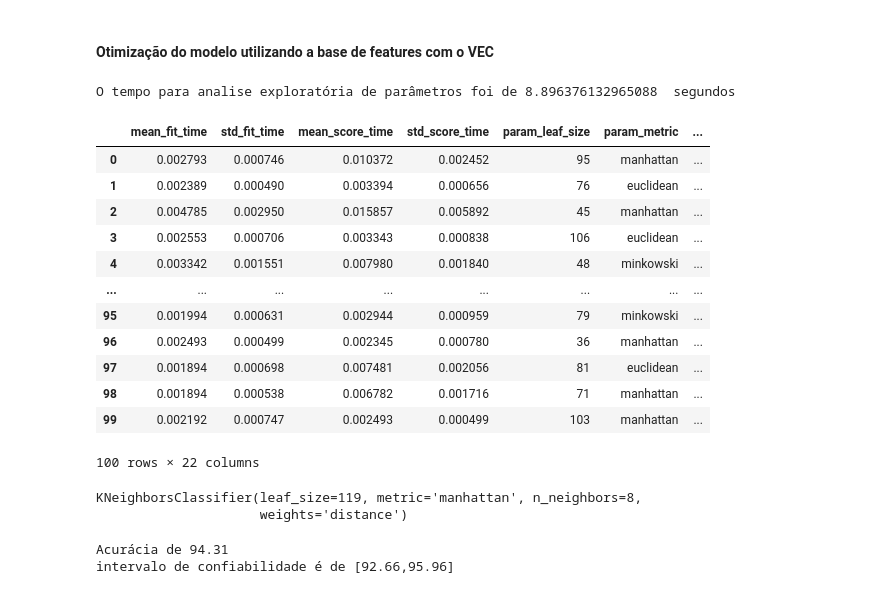
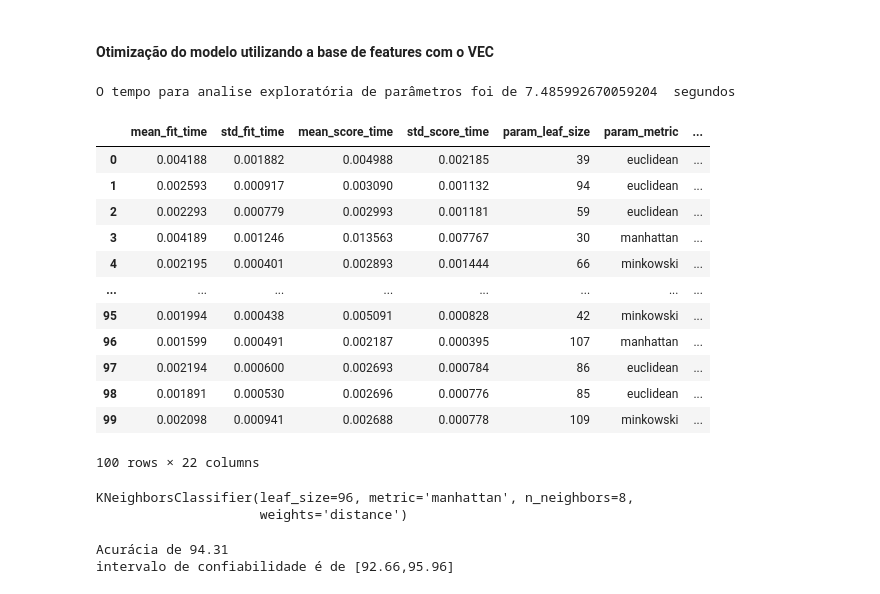
Before and after one commit to kkayquek/Classific-o-preditiva-de-fases-para-ligas-de-alta-entropia-Ni-Mn-Fe-Cr-e-Co-, a Jupyter notebook: TCC_KNN.ipynb, the cells around one changed output. Cells and saved outputs as stored; diff of their text form; code cells hidden in the pictures.

```diff
--- a/TCC_KNN.ipynb
+++ b/TCC_KNN.ipynb
@@ -512,46 +536,47 @@ A acurácia utilizando o modelo knn de decisão foi de 93.71% ± 2.78%
 # %%
 # Para otimazação também ja partirei para exploração aleatória ao inves de testar a variação de um único hiperparâmetro
 
 espaco_de_parametros_knn2= {
     'n_neighbors': randint(5,15),
     'weights': ['uniform','distance'],
     'metric': ['minkowski','euclidean','manhattan'],
     'leaf_size': randint(30,120)
 }
 
 tic_exploracao2 = time.time()
 
-busca_knn2 = RandomizedSearchCV(KNeighborsClassifier(), espaco_de_parametros_knn2, n_iter=100, cv=cv_knn_skfold2)
+busca_knn2 = RandomizedSearchCV(KNeighborsClassifier(), espaco_de_parametros_knn2, n_iter=100, cv=cv_knn_skfold2,
+                                                        random_state=SEED)
 busca_knn2.fit(x_normalizado_2,np.ravel(y))
 
 tac_exploracao2 = time.time()
 tempo_de_exploracao2 = tac_exploracao2-tic_exploracao2
 
 print('O tempo para analise exploratória de parâmetros foi de', tempo_de_exploracao2,' segundos')
 
 results_knn_randomize2 = pd.DataFrame(busca_knn2.cv_results_)
 results_knn_randomize2
 # %% [output]
-O tempo para analise exploratória de parâmetros foi de 8.896376132965088  segundos
+O tempo para analise exploratória de parâmetros foi de 7.485992670059204  segundos
 |  | mean_fit_time | std_fit_time | mean_score_time | std_score_time | param_leaf_size | param_metric | ... |
-| 0 | 0.002793 | 0.000746 | 0.010372 | 0.002452 | 95 | manhattan | ... |
-| 1 | 0.002389 | 0.000490 | 0.003394 | 0.000656 | 76 | euclidean | ... |
-| 2 | 0.004785 | 0.002950 | 0.015857 | 0.005892 | 45 | manhattan | ... |
-| 3 | 0.002553 | 0.000706 | 0.003343 | 0.000838 | 106 | euclidean | ... |
-| 4 | 0.003342 | 0.001551 | 0.007980 | 0.001840 | 48 | minkowski | ... |
+| 0 | 0.004188 | 0.001882 | 0.004988 | 0.002185 | 39 | euclidean | ... |
+| 1 | 0.002593 | 0.000917 | 0.003090 | 0.001132 | 94 | euclidean | ... |
+| 2 | 0.002293 | 0.000779 | 0.002993 | 0.001181 | 59 | euclidean | ... |
+| 3 | 0.004189 | 0.001246 | 0.013563 | 0.007767 | 30 | manhattan | ... |
+| 4 | 0.002195 | 0.000401 | 0.002893 | 0.001444 | 66 | minkowski | ... |
 | ... | ... | ... | ... | ... | ... | ... | ... |
-| 95 | 0.001994 | 0.000631 | 0.002944 | 0.000959 | 79 | minkowski | ... |
-| 96 | 0.002493 | 0.000499 | 0.002345 | 0.000780 | 36 | manhattan | ... |
-| 97 | 0.001894 | 0.000698 | 0.007481 | 0.002056 | 81 | euclidean | ... |
-| 98 | 0.001894 | 0.000538 | 0.006782 | 0.001716 | 71 | manhattan | ... |
-| 99 | 0.002192 | 0.000747 | 0.002493 | 0.000499 | 103 | manhattan | ... |
+| 95 | 0.001994 | 0.000438 | 0.005091 | 0.000828 | 42 | minkowski | ... |
+| 96 | 0.001599 | 0.000491 | 0.002187 | 0.000395 | 107 | manhattan | ... |
+| 97 | 0.002194 | 0.000600 | 0.002693 | 0.000784 | 86 | euclidean | ... |
+| 98 | 0.001891 | 0.000530 | 0.002696 | 0.000776 | 85 | euclidean | ... |
+| 99 | 0.002098 | 0.000941 | 0.002688 | 0.000778 | 109 | minkowski | ... |
 100 rows × 22 columns
 # %%
 #Impressão do melhor modelo knn entre os explorados
 melhor_knn2=busca_knn2.best_estimator_
 print(melhor_knn2)
 # %% [output]
-KNeighborsClassifier(leaf_size=119, metric='manhattan', n_neighbors=8,
+KNeighborsClassifier(leaf_size=96, metric='manhattan', n_neighbors=8,
                      weights='distance')
 # %%
 #avaliando o desempenho do melhor modelo explorado
```
Also changed, not shown: parts of 28 cells of this notebook.
